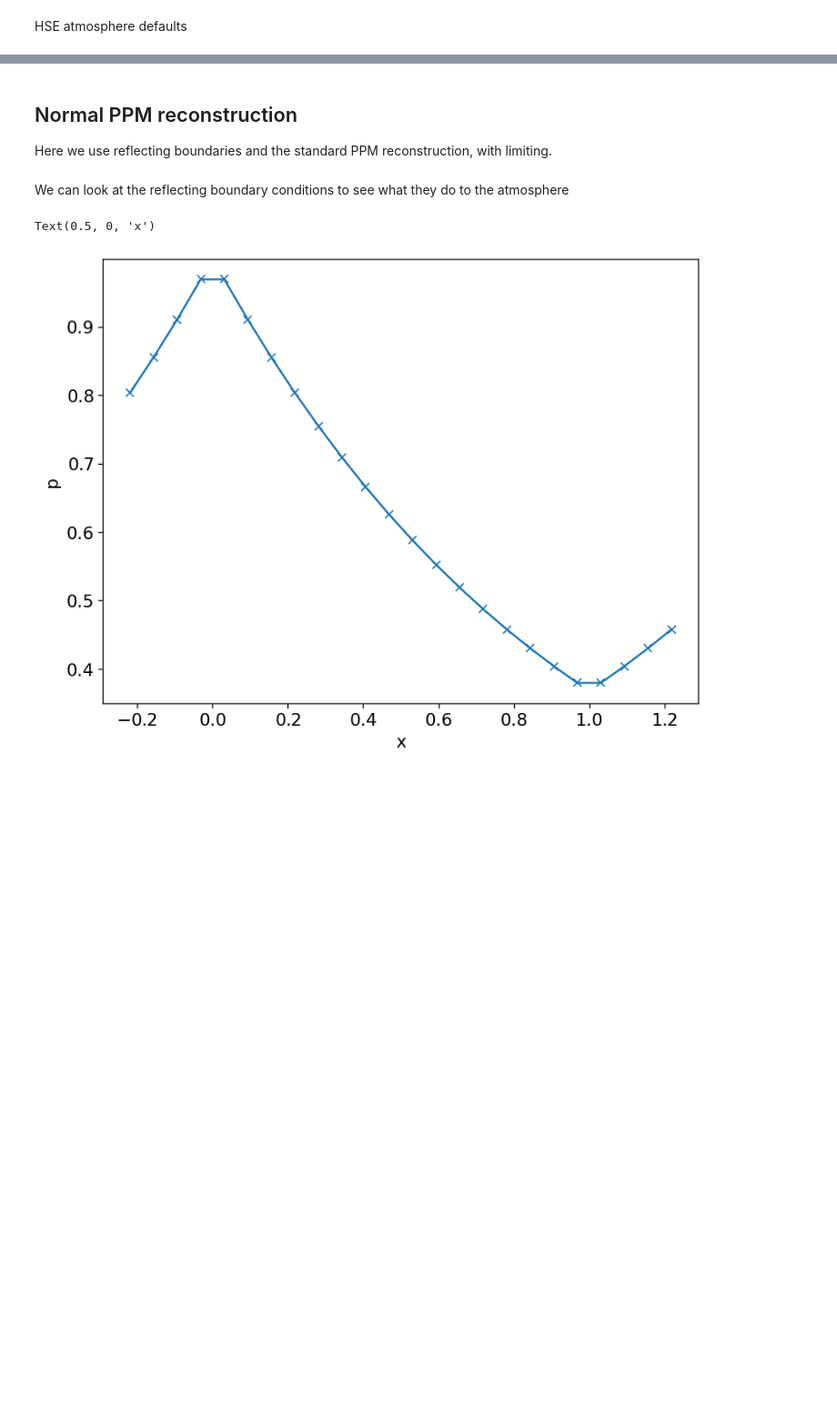
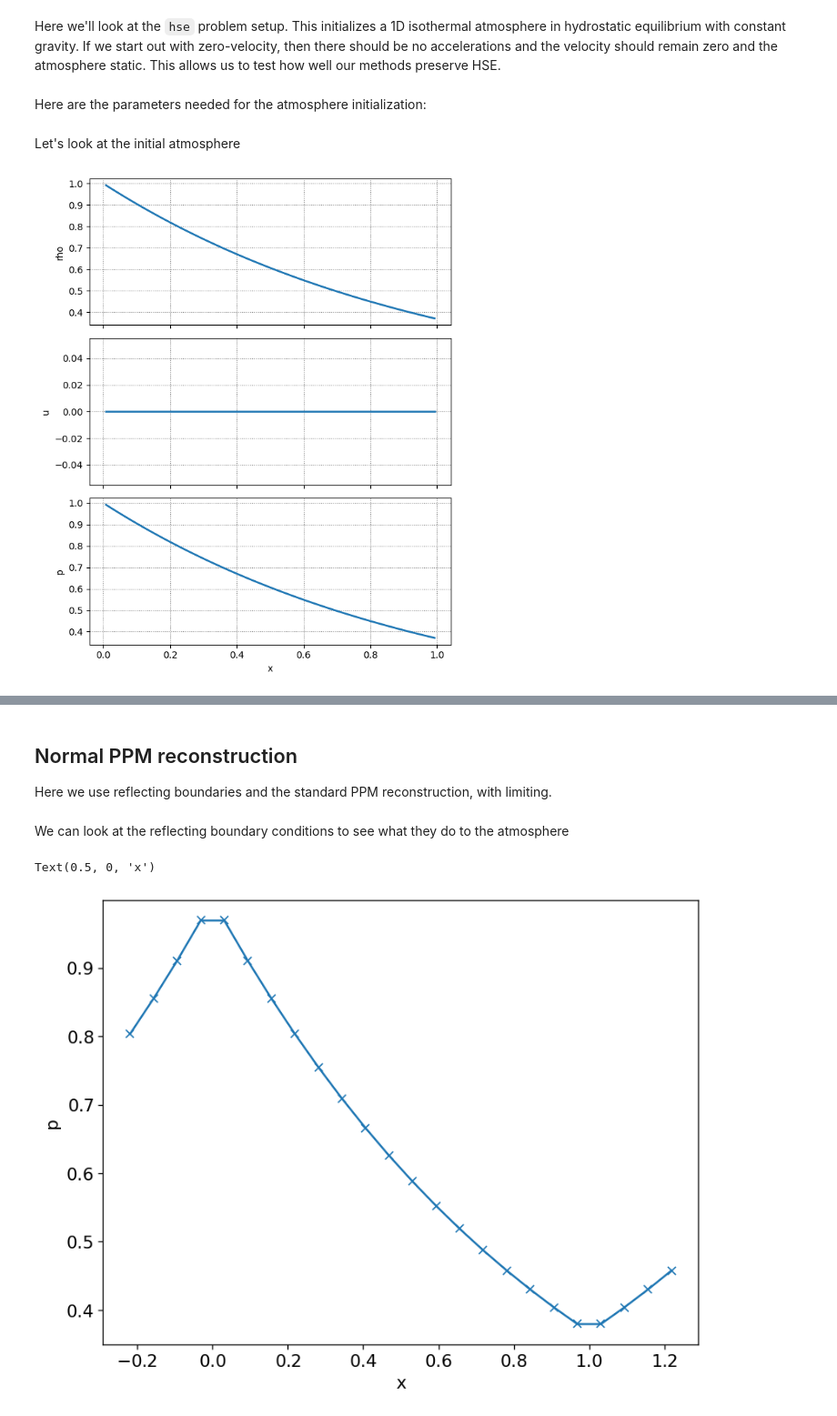
Before and after one commit to python-hydro/ppmpy, a Jupyter notebook: docs/hse-reconstruction.ipynb, the cells around one changed output, grey strips where cells are left out. Shown at 91% size. Drawn from its saved outputs; the diff is of its cells as text; code cells hidden in the pictures; blank space fills up the shorter version.

```diff
--- a/docs/hse-reconstruction.ipynb
+++ b/docs/hse-reconstruction.ipynb
@@ -5,3 +39,8 @@ Here we explore the reconstruction of the pressure when in hydrostatic equilibri
+# %% [markdown]
+Here we'll look at the `hse` problem setup.  This initializes a 1D isothermal atmosphere
+in hydrostatic equilibrium with constant gravity.  If we start out with zero-velocity, then
+there should be no accelerations and the velocity should remain zero and the atmosphere static.
+This allows us to test how well our methods preserve HSE.
 # %%
 from ppmpy.euler import Euler
 from ppmpy.gravity import constant_gravity
@@ -10,6 +49,16 @@ from ppmpy.initial_conditions import hse
 import matplotlib.pyplot as plt
 import numpy as np
 # %% [markdown]
-HSE atmosphere defaults
+Here are the parameters needed for the atmosphere initialization:
 # %%
 params = {"base_density": 1.0, "base_pressure": 1.0, "g_const": -1.0}
+# %% [markdown]
+Let's look at the initial atmosphere
+# %%
+nx = 64
+e = Euler(nx, 0.5, init_cond=hse,
+          grav_func=constant_gravity,
+          bc_left_type="reflect", bc_right_type="reflect", params=params)
+fig = e.plot_prim()
+# %% [output]
+[figure, added]
```
Also changed, not shown: parts of 13 cells of this notebook.
